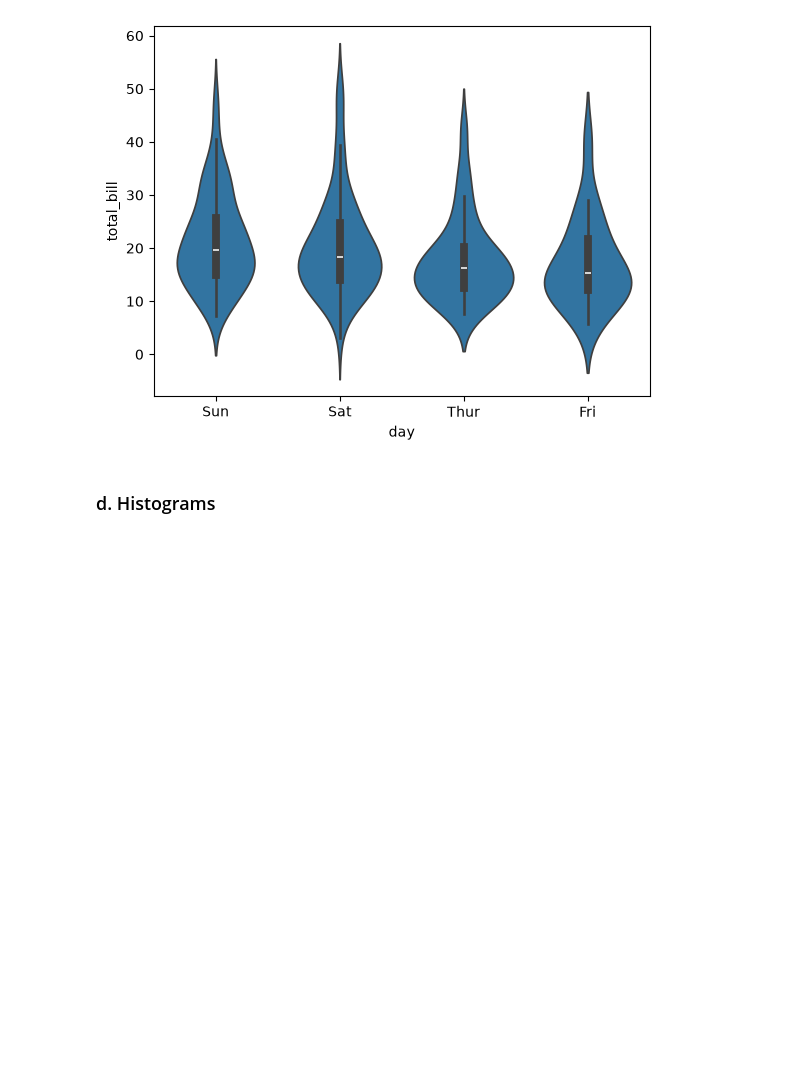
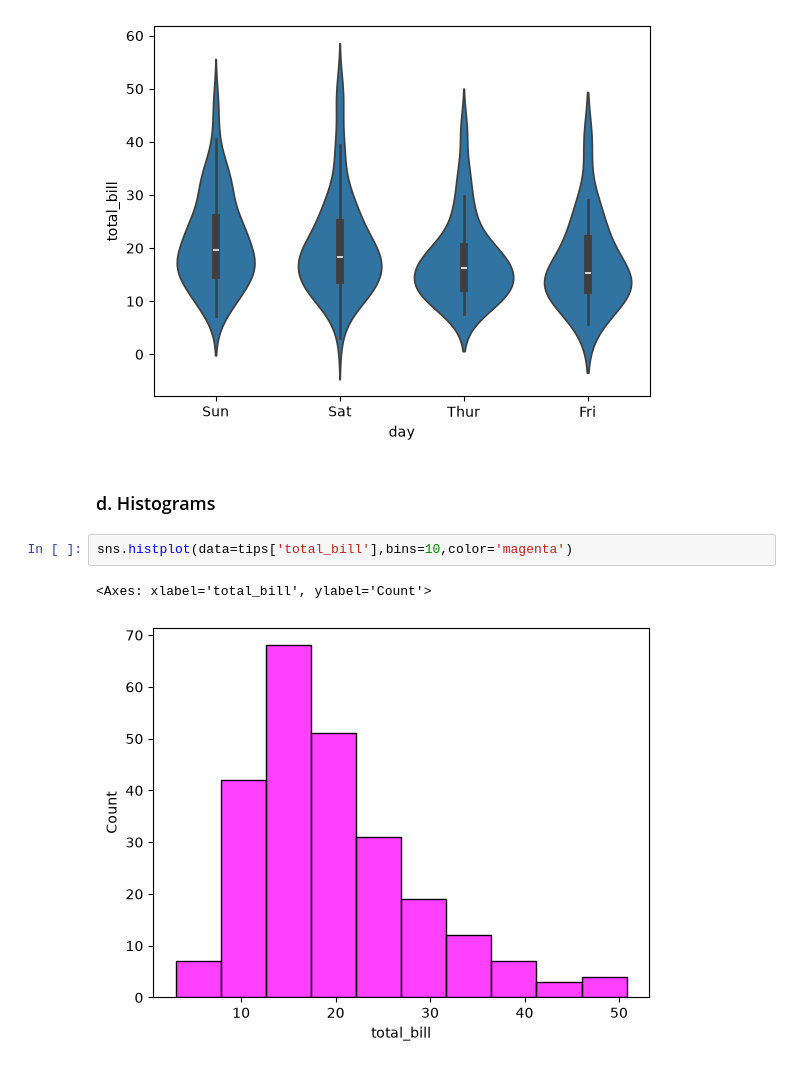
Before and after one commit to Prafulla0001/Data-Science-Udemy-Course, a Jupyter notebook: Data Analysis With Python/Seaborn.ipynb, the cells around one changed output. Cells and saved outputs as stored; diff of their text form; blank space fills up the shorter version.

```diff
--- a/Data Analysis With Python/Seaborn.ipynb
+++ b/Data Analysis With Python/Seaborn.ipynb
@@ -101,3 +97,8 @@ sns.violinplot(x='day', y='total_bill',data=tips)
 [figure]
 # %% [markdown]
 ### d. Histograms
+# %%
+sns.histplot(data=tips['total_bill'],bins=10,color='magenta')
+# %% [output]
+<Axes: xlabel='total_bill', ylabel='Count'>
+[figure, added]
```
Also changed, not shown: parts of 17 cells of this notebook.
